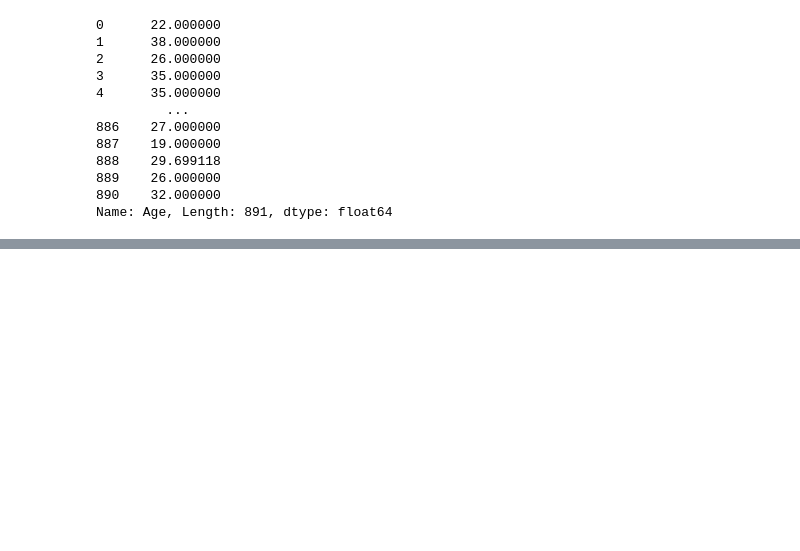
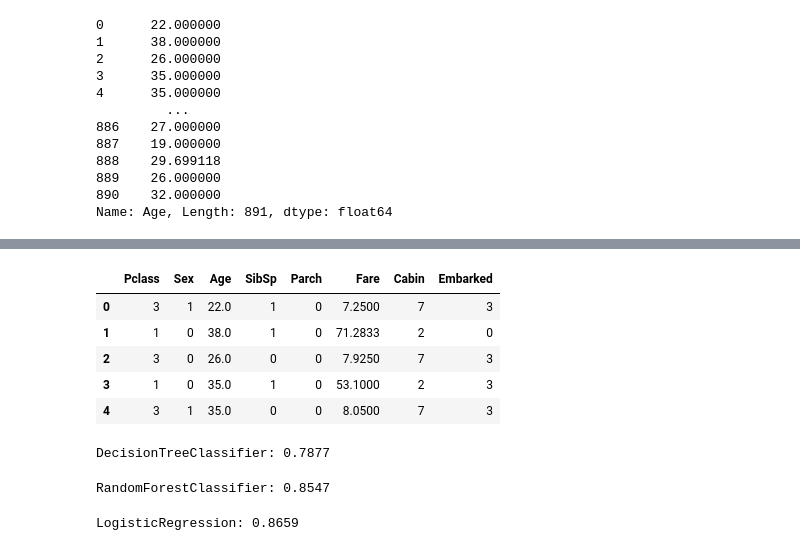
Before and after one commit to Joennni/koreahrd, a Jupyter notebook: 2장_titanic.ipynb, the cells around one changed output, grey strips where cells are left out. Drawn from its saved outputs; the diff is of its cells as text; code cells hidden in the pictures; blank space fills up the shorter version.

```diff
--- a/2장_titanic.ipynb
+++ b/2장_titanic.ipynb
@@ -139,0 +206,9 @@ titanic_df.drop('Age_cat', axis=1, inplace=True)
+# %%
+X_titanic_df.head()
+# %% [output]
+|  | Pclass | Sex | Age | SibSp | Parch | Fare | Cabin | Embarked |
+| 0 | 3 | 1 | 22.0 | 1 | 0 | 7.2500 | 7 | 3 |
+| 1 | 1 | 0 | 38.0 | 1 | 0 | 71.2833 | 2 | 0 |
+| 2 | 3 | 0 | 26.0 | 0 | 0 | 7.9250 | 7 | 3 |
+| 3 | 1 | 0 | 35.0 | 1 | 0 | 53.1000 | 2 | 3 |
+| 4 | 3 | 1 | 35.0 | 0 | 0 | 8.0500 | 7 | 3 |
@@ -139,0 +230,18 @@ titanic_df.drop('Age_cat', axis=1, inplace=True)
+# %%
+dt_clf.fit(X_train, y_train)
+dt_pred =dt_clf.predict(X_test)
+print(f'DecisionTreeClassifier: {accuracy_score(y_test, dt_pred):.4f}')
+# %% [output]
+DecisionTreeClassifier: 0.7877
+# %%
+rf_clf.fit(X_train, y_train)
+rf_pred =rf_clf.predict(X_test)
+print(f'RandomForestClassifier: {accuracy_score(y_test, rf_pred):.4f}')
+# %% [output]
+RandomForestClassifier: 0.8547
+# %%
+lr_clf.fit(X_train, y_train)
+lr_pred =lr_clf.predict(X_test)
+print(f'LogisticRegression: {accuracy_score(y_test, lr_pred):.4f}')
+# %% [output]
+LogisticRegression: 0.8659
```
Also changed, not shown: parts of 24 cells of this notebook, 2 other files.
